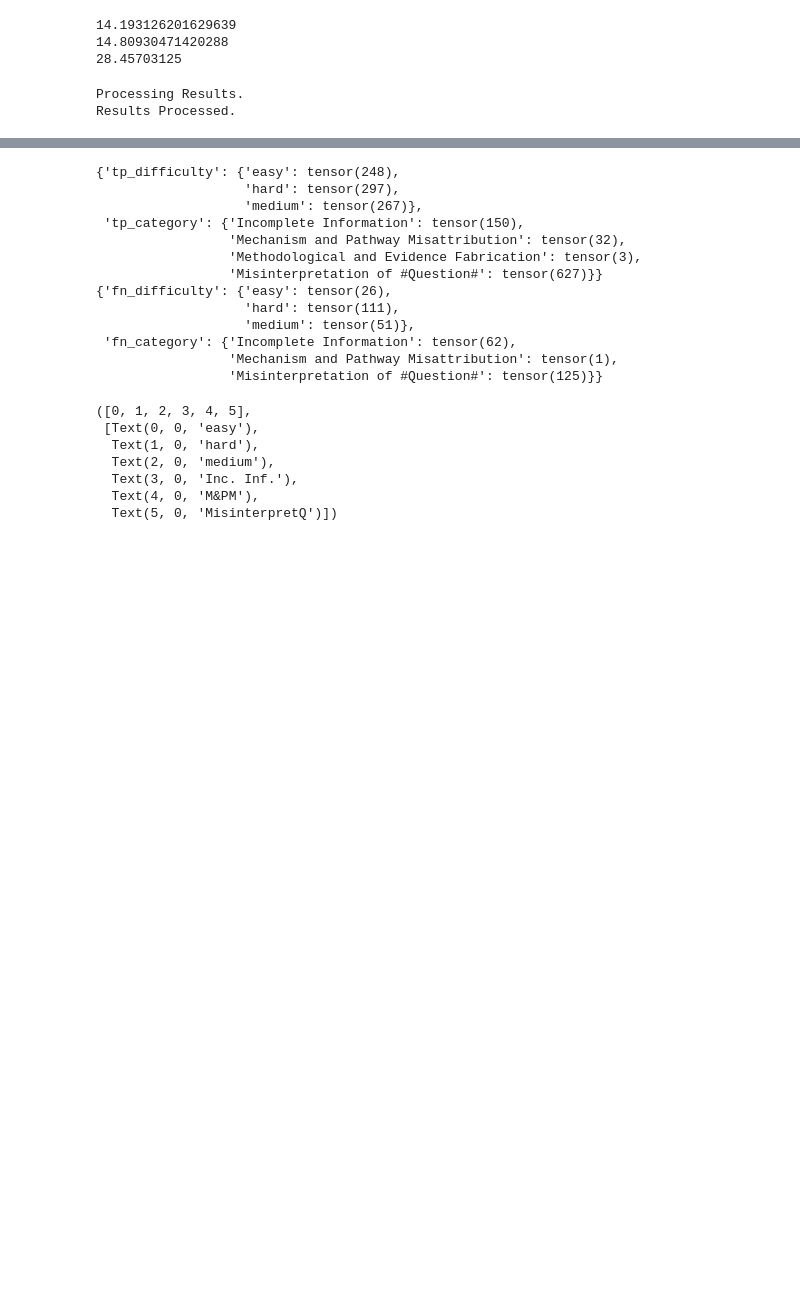
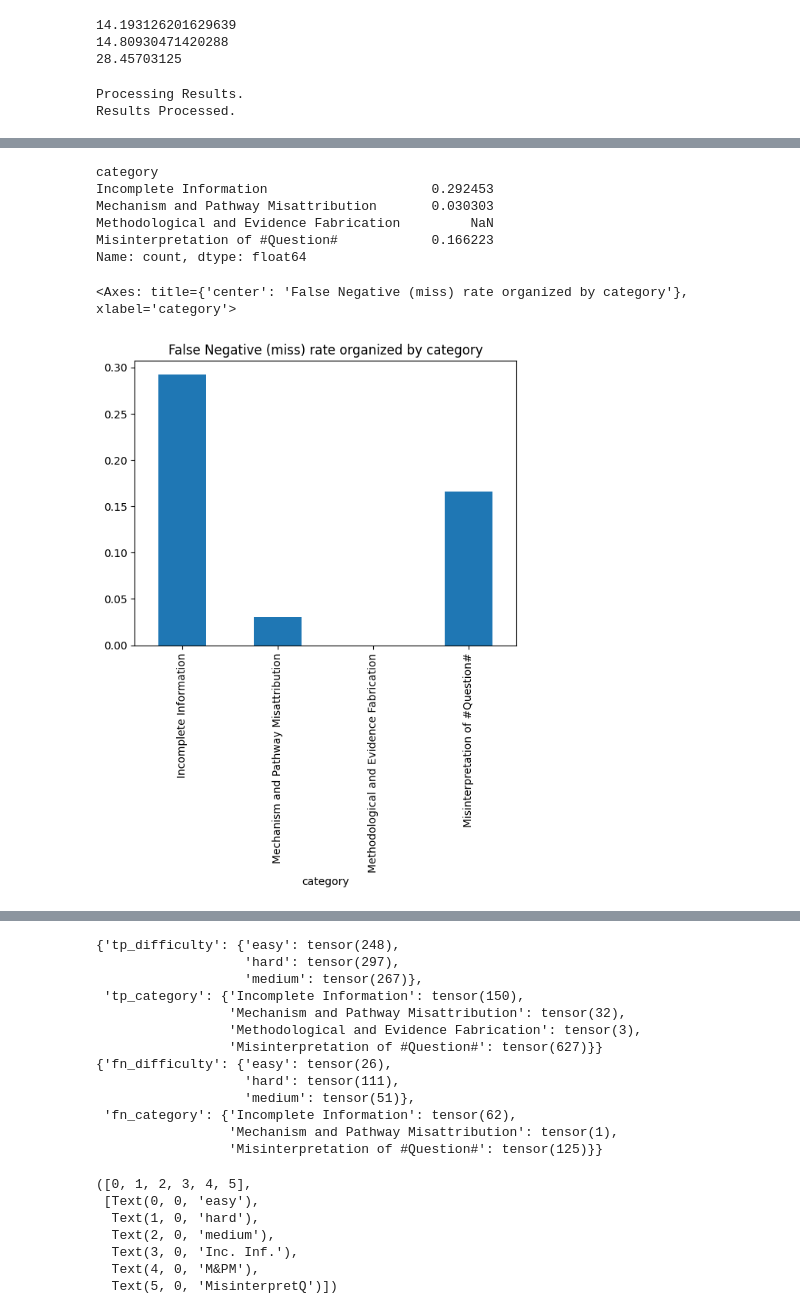
Before and after one commit to nabilLearns/quantized-hallucination, a Jupyter notebook: llm-classify-run.ipynb, the cells around one changed output, grey strips where cells are left out. Drawn from its saved outputs; the diff is of its cells as text; code cells hidden in the pictures; blank space fills up the shorter version.

```diff
--- a/llm-classify-run.ipynb
+++ b/llm-classify-run.ipynb
@@ -524,0 +574,16 @@ else:
+# %%
+# we are interested in the false negative rate ; what is the LLM missing? ; this is the complement of tpr ; what is the LLM succeeding on?
+fn_category_counts = valid_df.iloc[FN_idxs]['category'].value_counts()
+tp_category_counts = valid_df.iloc[TP_idxs]['category'].value_counts()
+fnr_category = fn_category_counts / (fn_category_counts + tp_category_counts)
+print(fnr_category)
+fnr_category.plot(title="False Negative (miss) rate organized by category",kind='bar')
+# %% [output]
+category
+Incomplete Information                     0.292453
+Mechanism and Pathway Misattribution       0.030303
+Methodological and Evidence Fabrication         NaN
+Misinterpretation of #Question#            0.166223
+Name: count, dtype: float64
+<Axes: title={'center': 'False Negative (miss) rate organized by category'}, xlabel='category'>
+[figure, added]
```
Also changed, not shown: parts of 12 cells of this notebook.
